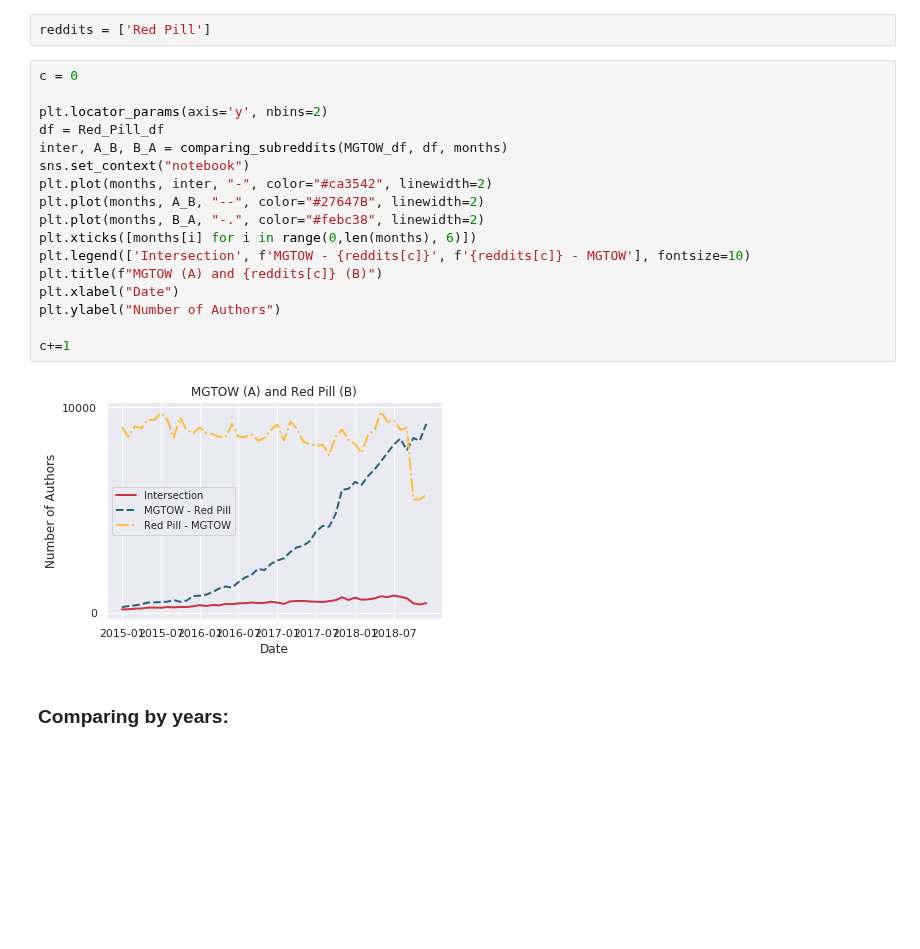
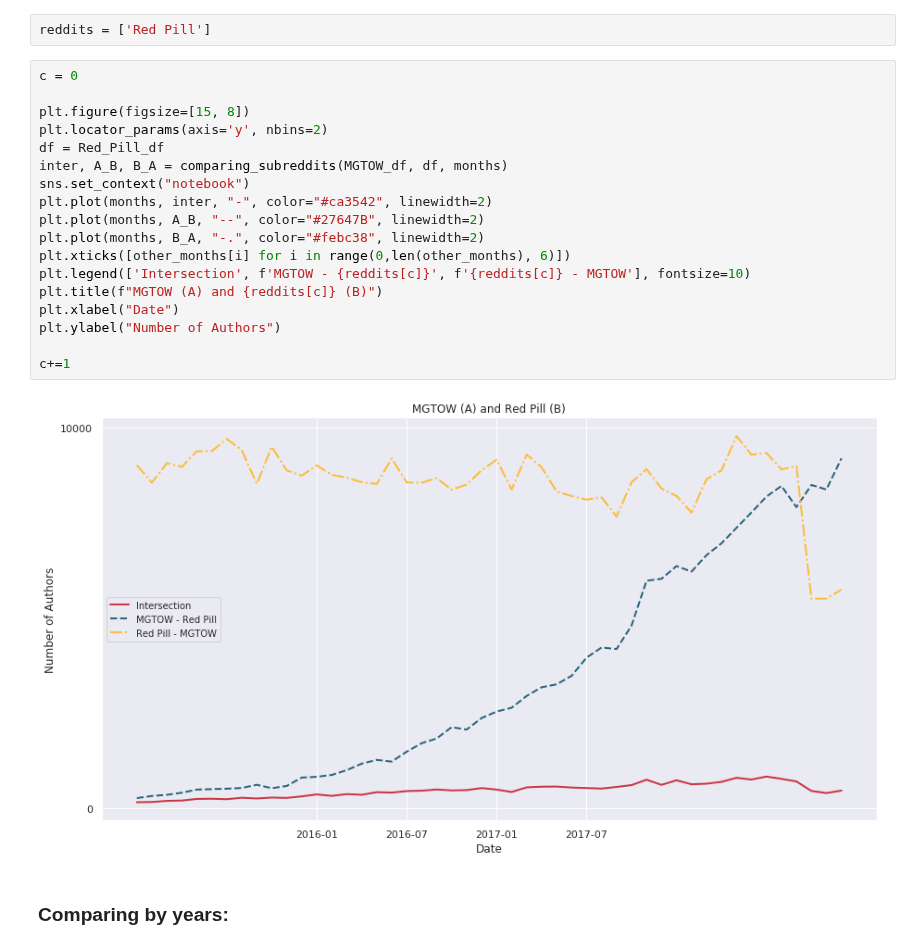
Before and after one commit to EmanuelHappy/Data-Science, a Jupyter notebook: _PushshiftReddit/Timeline-Authors.ipynb, the cells around one changed output. Drawn from its saved outputs; the diff is of its cells as text; blank space fills up the shorter version.

```diff
--- a/_PushshiftReddit/Timeline-Authors.ipynb
+++ b/_PushshiftReddit/Timeline-Authors.ipynb
@@ -129,22 +129,23 @@ reddits = ['Red Pill']
 # %%
 c = 0
 
+plt.figure(figsize=[15, 8])
 plt.locator_params(axis='y', nbins=2)
 df = Red_Pill_df
 inter, A_B, B_A = comparing_subreddits(MGTOW_df, df, months)
 sns.set_context("notebook")
 plt.plot(months, inter, "-", color="#ca3542", linewidth=2)
 plt.plot(months, A_B, "--", color="#27647B", linewidth=2)
 plt.plot(months, B_A, "-.", color="#febc38", linewidth=2)
-plt.xticks([months[i] for i in range(0,len(months), 6)])
+plt.xticks([other_months[i] for i in range(0,len(other_months), 6)])
 plt.legend(['Intersection', f'MGTOW - {reddits[c]}', f'{reddits[c]} - MGTOW'], fontsize=10)
 plt.title(f"MGTOW (A) and {reddits[c]} (B)")
 plt.xlabel("Date")
 plt.ylabel("Number of Authors")
 
 c+=1
 # %% [output]
-[figure, old version]
+[figure, new version]
 # %% [markdown]
 ### Comparing by years:
 # %%
```
Also changed, not shown: 7 other files.
